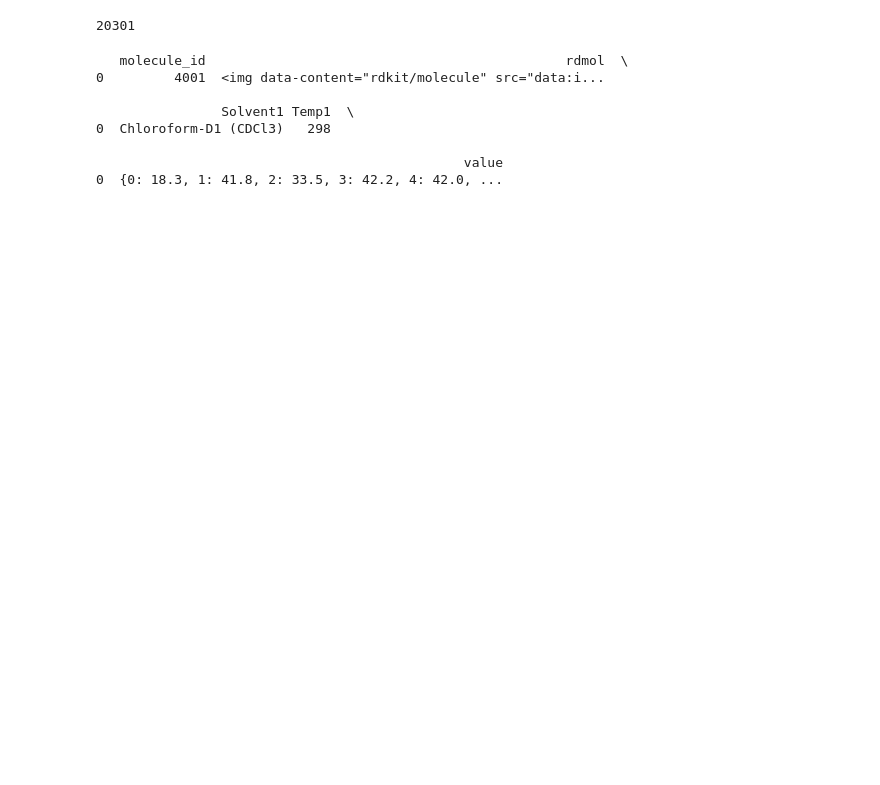
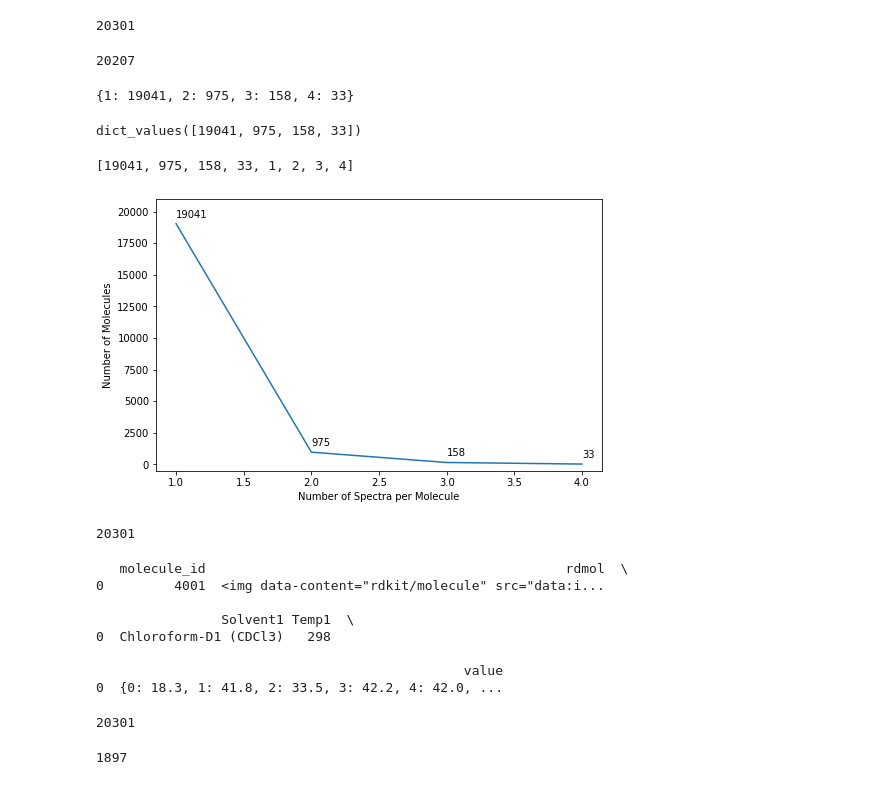
Before and after one commit to aajanqd/k-gnn, a Jupyter notebook: nmr_shift_data/My Preprocessing.ipynb, the cells around one changed output. Saved outputs shown, nothing was run; the diff lists cells and outputs as text; code cells hidden in the pictures; blank space fills up the shorter version.

```diff
--- a/nmr_shift_data/My Preprocessing.ipynb
+++ b/nmr_shift_data/My Preprocessing.ipynb
@@ -675,3 +725,33 @@ merged_df.groupby('Solvent1').count().sort_values(by=['nmrshiftdb2 ID'], ascendi
 len(merged_df)
 # %% [output]
 20301
+# %%
+spect_dict = {}
+avg_spectra = []
+for index, row in merged_df.iterrows():
+    targets = ['target1', 'target2', 'target3', 'target4']
+    c = 0
+    for t in targets:
+        if type(row[t]) == dict:
+            c += 1
+            row[t].
+    spect_dict[row['nmrshiftdb2 ID']] = c
+# %%
+len(spect_dict)
+# %% [output]
+20207
+# %%
+spect_count = {}
+for i in spect_dict:
+    if spect_dict[i] not in spect_count:
+        spect_count[spect_dict[i]]=1
+    else:
+        spect_count[spect_dict[i]]+=1
+# %%
+spect_count
+# %% [output]
+{1: 19041, 2: 975, 3: 158, 4: 33}
+# %%
+spect_count.values()
+# %% [output]
+dict_values([19041, 975, 158, 33])
@@ -678,5 +760,26 @@ len(merged_df)
+# %%
+list(spect_count.values())+list(test_dict.values())
+# %% [output]
+[19041, 975, 158, 33, 1, 2, 3, 4]
+# %%
+import matplotlib.pyplot as plt
+x, y = list(spect_count.keys()), list(spect_count.values())
+plt.figure(figsize=(8,5))
+plt.plot(x,y)
+plt.xlabel('Number of Spectra per Molecule')
+plt.ylabel('Number of Molecules')
+plt.ylim((-500,21000))
+for i,j in zip(x,y):
+    plt.annotate(j, (i, j+500))
+plt.show()
+# %% [output]
+[figure, added]
 # %%
 merged_df_final = merged_df[['molecule_id', 'rdmol', 'Solvent1', 'Temp1', 'value']]
+# %%
+len(merged_df_final)
+# %% [output]
+20301
 # %%
 merged_df_final.head(1)
 # %% [output]
@@ -688,3 +791,11 @@ merged_df_final.head(1)
 
                                                value
 0  {0: 18.3, 1: 41.8, 2: 33.5, 3: 42.2, 4: 42.0, ...
+# %%
+len(merged_df_final)
+# %% [output]
+20301
+# %%
+len(merged_df_final[(merged_df_final['Solvent1'] != 'Unreported')])
+# %% [output]
+1897
```
Also changed, not shown: parts of 69 cells of this notebook, 3 other files.
